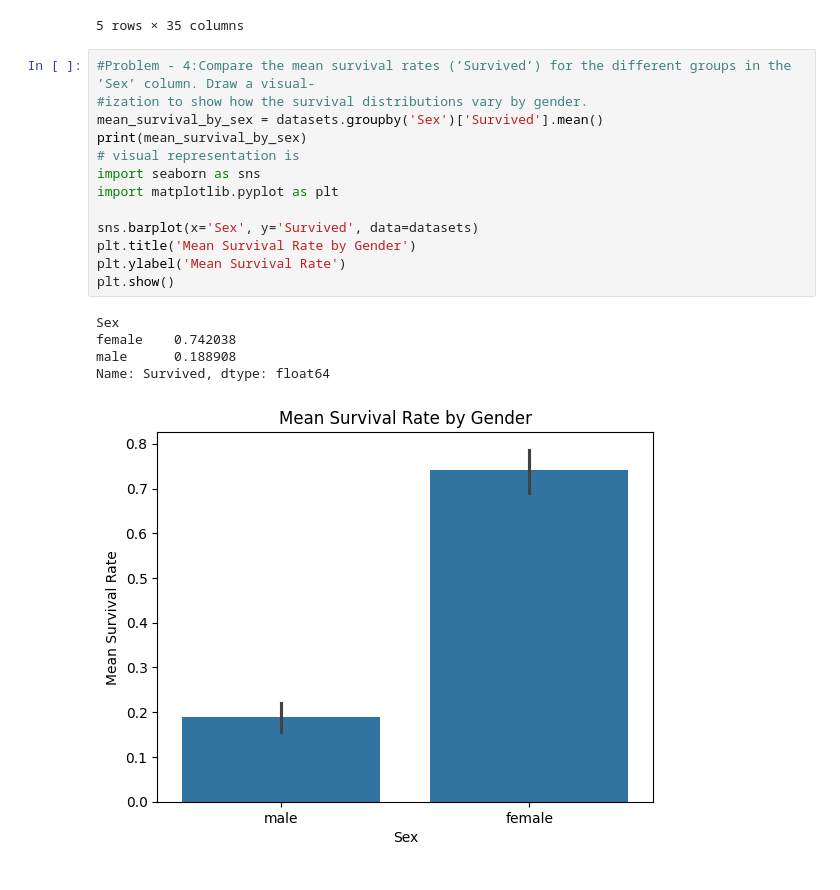
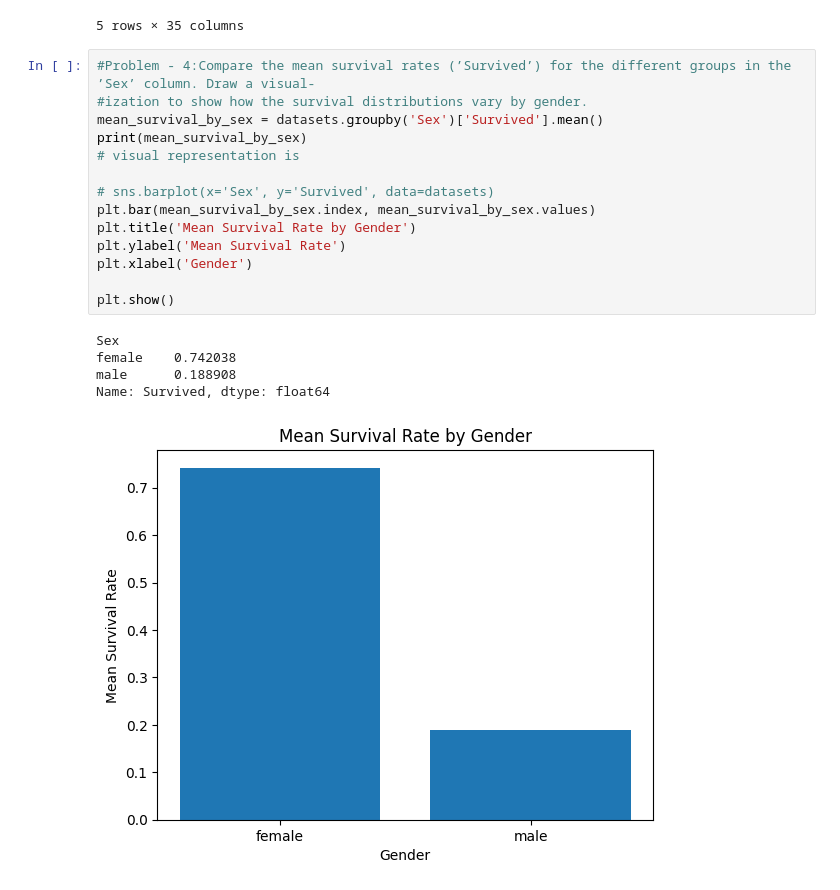
Before and after one commit to budhathoki10/Concept_and_Technology_of_AI, a Jupyter notebook: worksheet2.ipynb, the cells around one changed output. Cells and saved outputs as stored; diff of their text form.

```diff
--- a/worksheet2.ipynb
+++ b/worksheet2.ipynb
@@ -137,22 +162,23 @@ datasets.head(5)
 # %%
 #Problem - 4:Compare the mean survival rates (’Survived’) for the different groups in the ’Sex’ column. Draw a visual-
 #ization to show how the survival distributions vary by gender.
 mean_survival_by_sex = datasets.groupby('Sex')['Survived'].mean()
 print(mean_survival_by_sex)
 # visual representation is
-import seaborn as sns
-import matplotlib.pyplot as plt
 
-sns.barplot(x='Sex', y='Survived', data=datasets)
+# sns.barplot(x='Sex', y='Survived', data=datasets)
+plt.bar(mean_survival_by_sex.index, mean_survival_by_sex.values)
 plt.title('Mean Survival Rate by Gender')
 plt.ylabel('Mean Survival Rate')
+plt.xlabel('Gender')
+
 plt.show()
 # %% [output]
 Sex
 female    0.742038
 male      0.188908
 Name: Survived, dtype: float64
-[figure, old version]
+[figure, new version]
 # %%
 #Problem - 5:Draw a visualization that breaks your visualization from Exercise 3 down by the port of embarkation (’Em-
 #barked’). In this instance, compare the ports ’C’ (Cherbourg), ’Q’ (Queenstown), and ’S’ (Southampton).
```
Also changed, not shown: parts of 4 cells of this notebook.
